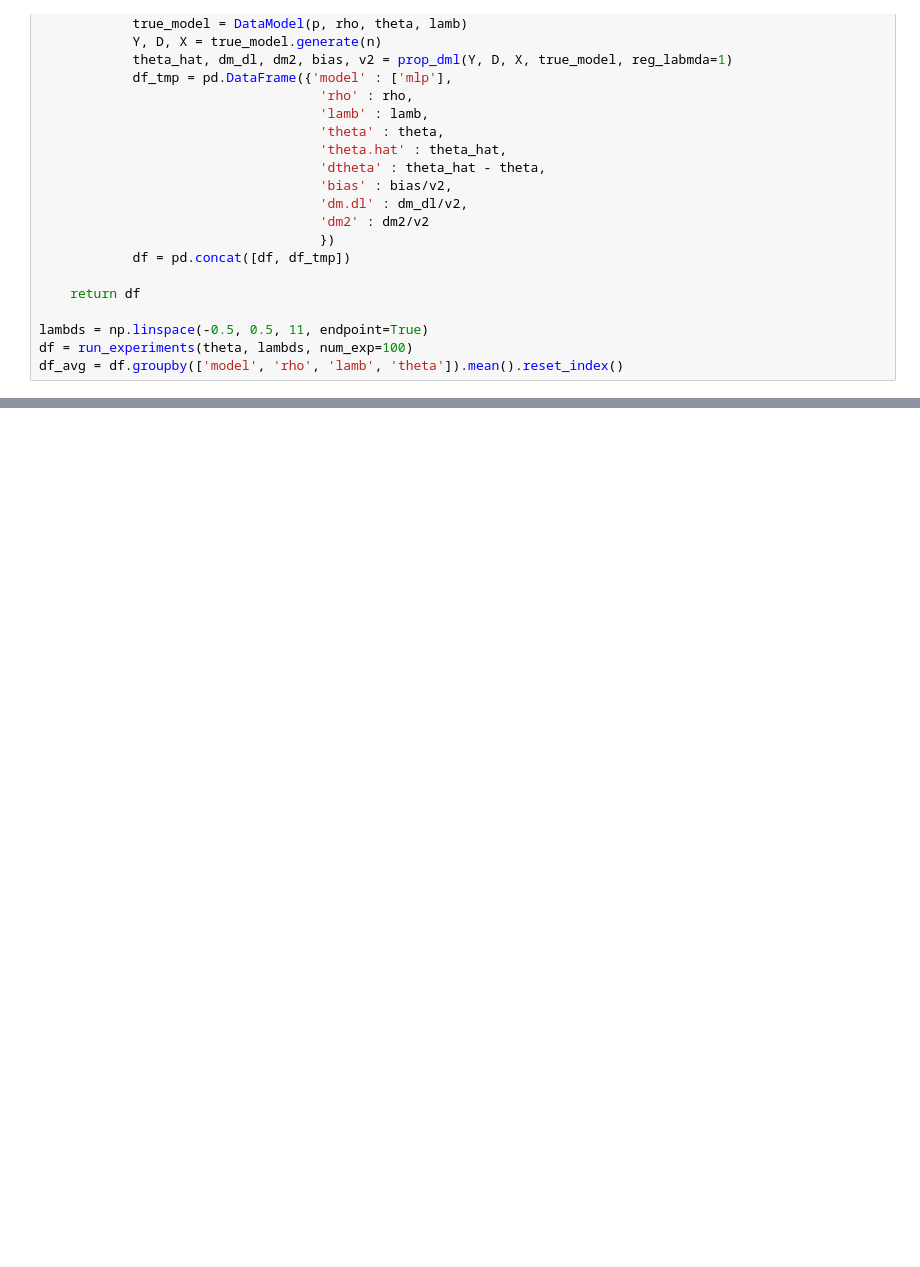
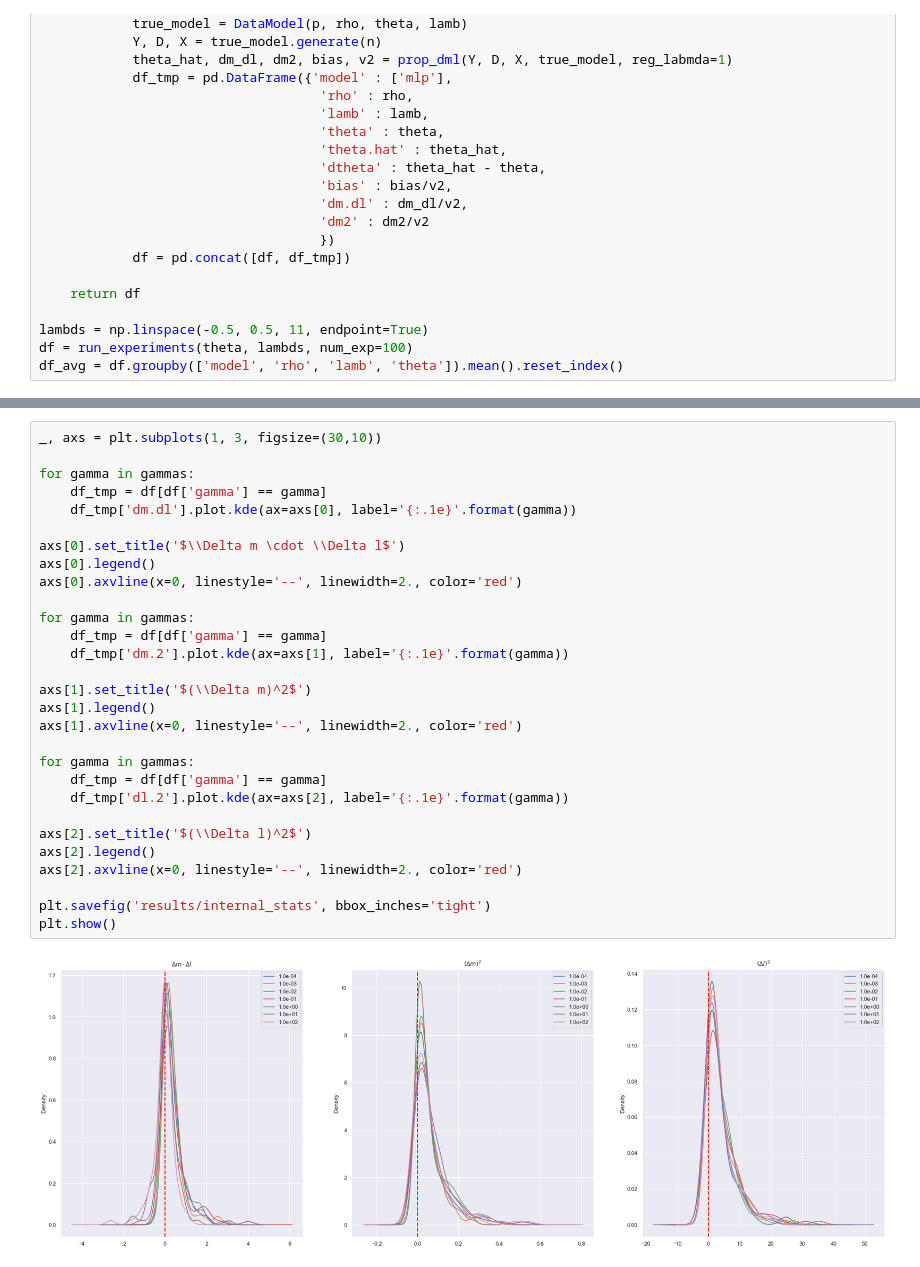
Before and after one commit to nitaifingerhut/double_machine_learning, a Jupyter notebook: main.ipynb, the cells around one changed output, grey strips where cells are left out. Saved outputs shown, nothing was run; the diff lists cells and outputs as text; blank space fills up the shorter version.

```diff
--- a/main.ipynb
+++ b/main.ipynb
@@ -151,0 +179,31 @@ plt.show()
+# %%
+_, axs = plt.subplots(1, 3, figsize=(30,10))
+
+for gamma in gammas:
+    df_tmp = df[df['gamma'] == gamma]
+    df_tmp['dm.dl'].plot.kde(ax=axs[0], label='{:.1e}'.format(gamma))
+
+axs[0].set_title('$\\Delta m \cdot \\Delta l$')
+axs[0].legend()
+axs[0].axvline(x=0, linestyle='--', linewidth=2., color='red')
+
+for gamma in gammas:
+    df_tmp = df[df['gamma'] == gamma]
+    df_tmp['dm.2'].plot.kde(ax=axs[1], label='{:.1e}'.format(gamma))
+
+axs[1].set_title('$(\\Delta m)^2$')
+axs[1].legend()
+axs[1].axvline(x=0, linestyle='--', linewidth=2., color='red')
+
+for gamma in gammas:
+    df_tmp = df[df['gamma'] == gamma]
+    df_tmp['dl.2'].plot.kde(ax=axs[2], label='{:.1e}'.format(gamma))
+
+axs[2].set_title('$(\\Delta l)^2$')
+axs[2].legend()
+axs[2].axvline(x=0, linestyle='--', linewidth=2., color='red')
+
+plt.savefig('results/internal_stats', bbox_inches='tight')
+plt.show()
+# %% [output]
+[figure, added]
```
Also changed, not shown: parts of 7 cells of this notebook, 13 other files.
